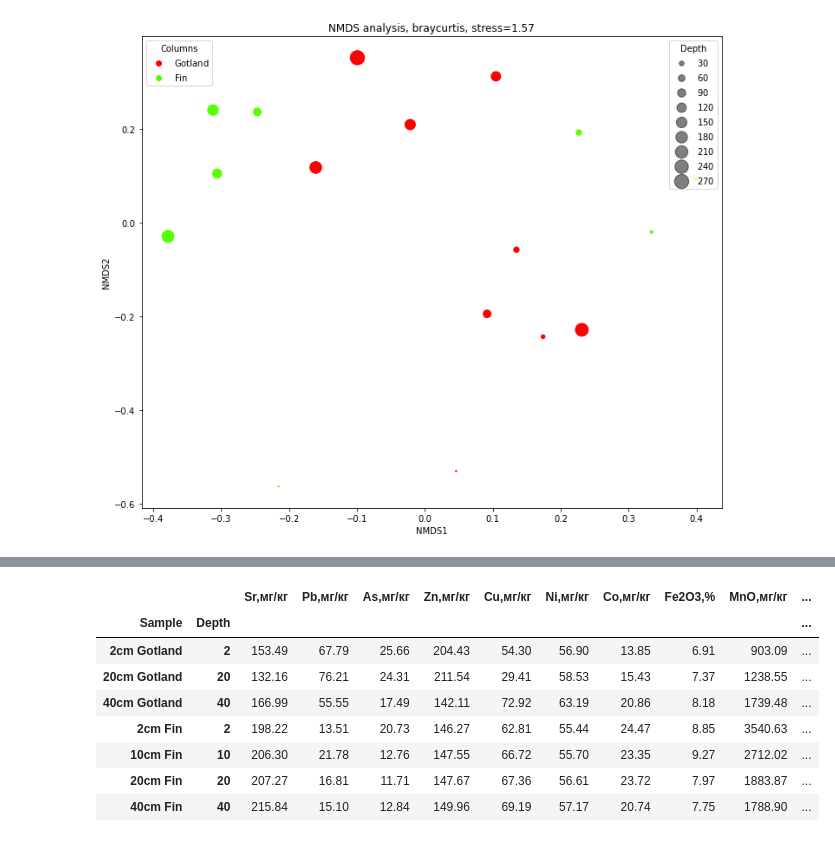
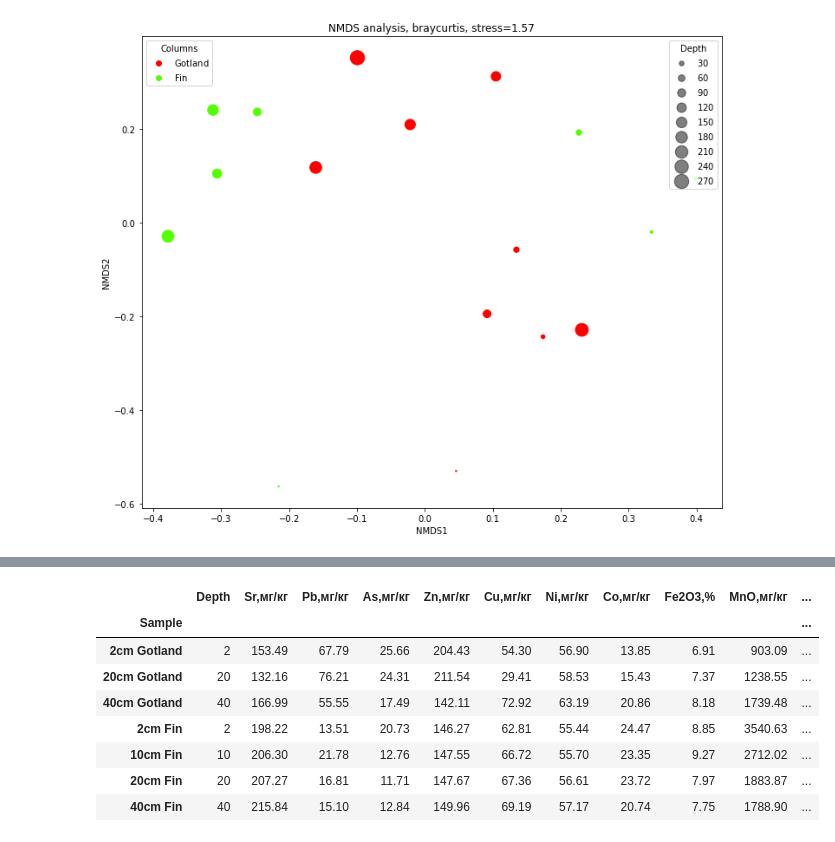
Before and after one commit to kpotoh/valerik, a Jupyter notebook: notebooks/diversity.ipynb, the cells around one changed output, grey strips where cells are left out. Cells and saved outputs as stored; diff of their text form; code cells hidden in the pictures.

```diff
--- a/notebooks/diversity.ipynb
+++ b/notebooks/diversity.ipynb
@@ -301,9 +336,10 @@ comp_otu
 # %%
-metalls = metalls.set_index(["Sample", "Depth"])
+metalls = pd.read_csv("../data/metalls.csv")
+metalls = metalls.set_index("Sample")
 metalls
 # %% [output]
-|  |  | Sr,мг/кг | Pb,мг/кг | As,мг/кг | Zn,мг/кг | Cu,мг/кг | Ni,мг/кг | Co,мг/кг | Fe2O3,% | MnO,мг/кг | ... |
-| Sample | Depth |  |  |  |  |  |  |  |  |  | ... |
+|  | Depth | Sr,мг/кг | Pb,мг/кг | As,мг/кг | Zn,мг/кг | Cu,мг/кг | Ni,мг/кг | Co,мг/кг | Fe2O3,% | MnO,мг/кг | ... |
+| Sample |  |  |  |  |  |  |  |  |  |  | ... |
 | 2cm Gotland | 2 | 153.49 | 67.79 | 25.66 | 204.43 | 54.30 | 56.90 | 13.85 | 6.91 | 903.09 | ... |
 | 20cm Gotland | 20 | 132.16 | 76.21 | 24.31 | 211.54 | 29.41 | 58.53 | 15.43 | 7.37 | 1238.55 | ... |
 | 40cm Gotland | 40 | 166.99 | 55.55 | 17.49 | 142.11 | 72.92 | 63.19 | 20.86 | 8.18 | 1739.48 | ... |
```
Also changed, not shown: parts of 17 cells of this notebook, 6 other files.
